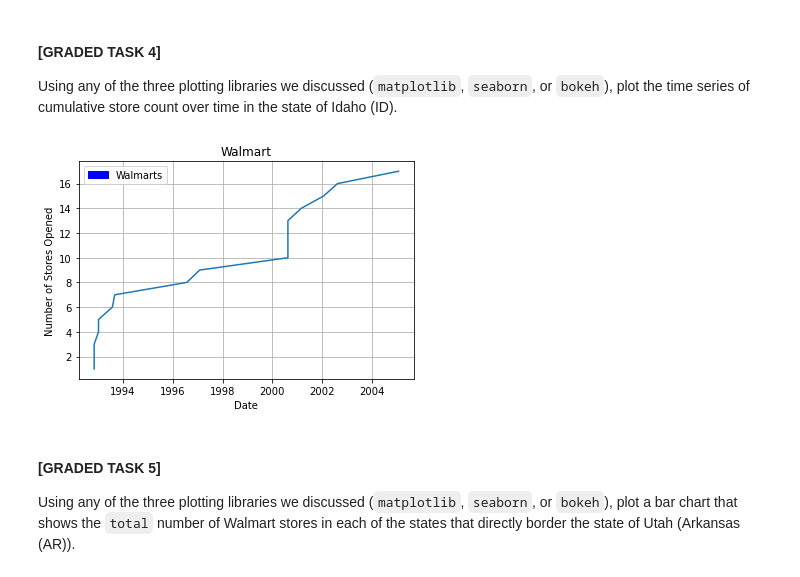
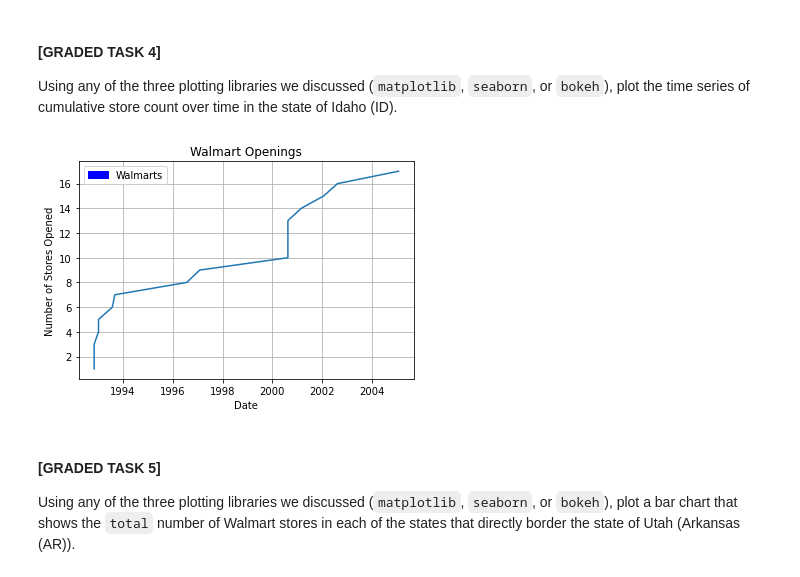
Before and after one commit to JohnDiSessa/PythonProjects, a Jupyter notebook: DiSessaJ_Visualizations.ipynb, the cells around one changed output. Drawn from its saved outputs; the diff is of its cells as text; code cells hidden in the pictures.

```diff
--- a/DiSessaJ_Visualizations.ipynb
+++ b/DiSessaJ_Visualizations.ipynb
@@ -81,9 +81,8 @@ and, then, the function returns a pandas Data Frame with 2 columns:
 # %%
 # Your answer to Graded Task 3 here:
 
-def walmarts_open (state,csv):
-    walmart = pd.read_csv(filepath_or_buffer = csv, header=0)
-    subsetstores = walmart[walmart.STRSTATE == state]
+def walmarts_open (state,df):
+    subsetstores = df[df.STRSTATE == state]
     subsetstores = subsetstores.copy()
     subsetstores['date'] = subsetstores['MONTH'].astype(str) +"-"+ subsetstores['DAY'].astype(str) +"-"+ subsetstores['YEAR'].astype(str)
     subsetstores['date'] = pd.to_datetime(subsetstores['date'])
@@ -93,9 +92,7 @@ def walmarts_open (state,csv):
     result = subsetstores2
     return result
 
-csv = 'https://raw.githubusercontent.com/plotly/datasets/master/1962_2006_walmart_store_openings.csv'
-
-walmarts_open('ID',csv)
+walmarts_open('ID',walmart)
 # %% [output]
 |  | date | cumsum |
 | 1687 | 1992-11-02 | 1 |
@@ -121,19 +118,19 @@ Using any of the three plotting libraries we discussed (`matplotlib`, `seaborn`,
 # %%
 # Your answer to Graded Task 4 here:
 
-walmart2 = walmarts_open('ID',csv)
+walmart2 = walmarts_open('ID',walmart)
 
 if __name__ == '__main__':
     plt.plot(walmart2['date'], walmart2['cumsum'])
-    plt.title("Walmart")
+    plt.title("Walmart Openings")
     plt.xlabel("Date")
     plt.ylabel("Number of Stores Opened")
     plt.grid(True)
     blue_patch = mpatches.Patch(color="blue",label="Walmarts")
     plt.legend(handles=[blue_patch])
     plt.show()
 # %% [output]
-[figure, old version]
+[figure, new version]
 # %% [markdown]
 #### [GRADED  TASK 5]
 Using any of the three plotting libraries we discussed (`matplotlib`, `seaborn`, or `bokeh`), plot a bar chart that shows the `total` number of Walmart stores in each of the states that directly border the state of Utah (Arkansas (AR)).
```
